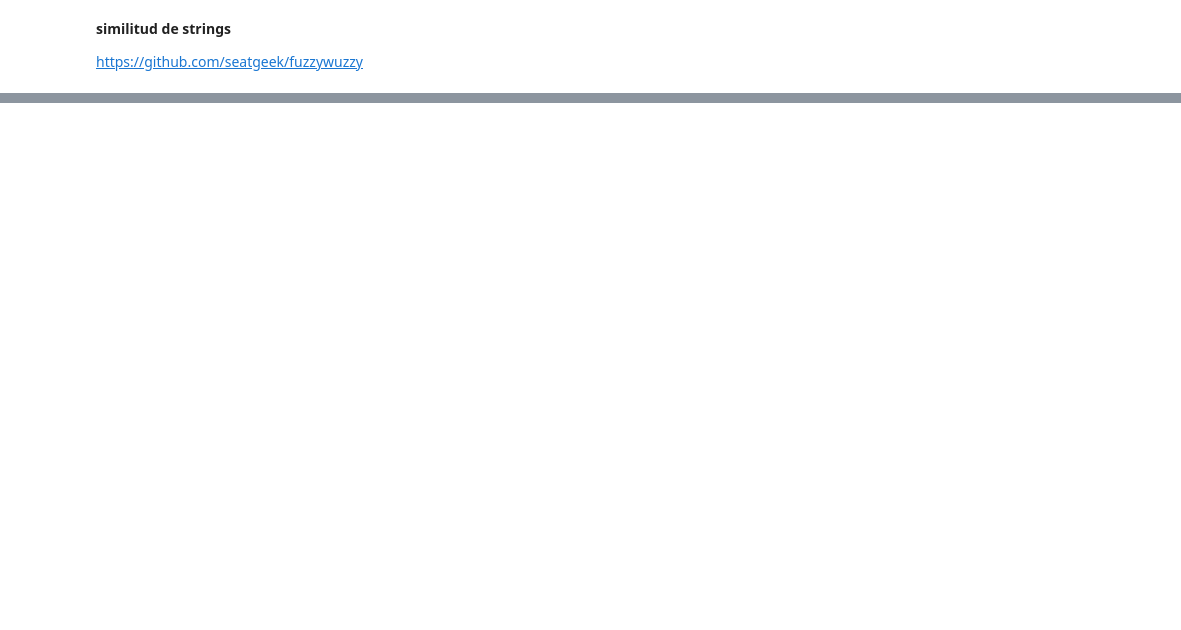
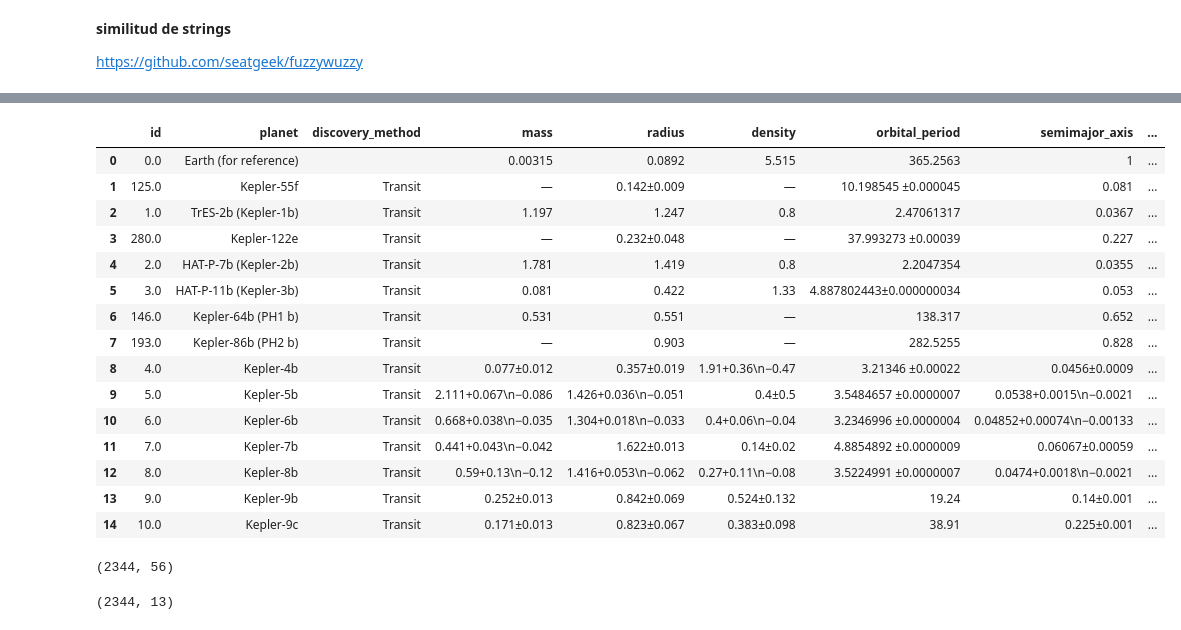
Before and after one commit to Ironhack-Data-Madrid-Abril-2021/Material_Clase, a Jupyter notebook: semana_3/4.2 - Proceso ETL.ipynb, the cells around one changed output, grey strips where cells are left out. Cells and saved outputs as stored; diff of their text form; code cells hidden in the pictures; blank space fills up the shorter version.

Commit message:
proceso etl

```diff
--- a/semana_3/4.2 - Proceso ETL.ipynb
+++ b/semana_3/4.2 - Proceso ETL.ipynb
@@ -83,0 +405,16 @@ https://en.wikipedia.org/wiki/List_of_exoplanets_discovered_using_the_Kepler_spa
+# %%
+def cambiar_tipo(df):
+
+    for c in df.columns:
+        try:
+            df[c]=df[c].astype(float)
+        except:
+            continue
+
+    return df
+# %%
+df_kepler=cambiar_tipo(df_kepler)
+
+df_exo=cambiar_tipo(df_exo)
+
+df_wiki=cambiar_tipo(df_wiki)
@@ -83,0 +430,4 @@ https://en.wikipedia.org/wiki/List_of_exoplanets_discovered_using_the_Kepler_spa
+# %%
+kepler_grupo=df_kepler.groupby('kepler_name').mean().reset_index().drop('id', axis=1)
+
+kepler_grupo.head()
@@ -87,0 +468,5 @@ https://github.com/seatgeek/fuzzywuzzy
+# %%
+df_wiki[['match', 'similitud']]=df_wiki.planet.apply(lambda x: process.extractOne(x,
+                                                                                 df_kepler.kepler_name.unique(),
+                                                                                 scorer=fuzz.token_set_ratio))\
+                                                                                .apply(pd.Series)
@@ -87,0 +482,29 @@ https://github.com/seatgeek/fuzzywuzzy
+# %%
+fusionado=pd.merge(df_wiki, kepler_grupo, left_on='match', right_on='kepler_name')
+
+fusionado.head(15)
+# %% [output]
+|  | id | planet | discovery_method | mass | radius | density | orbital_period | semimajor_axis | ... |
+| 0 | 0.0 | Earth (for reference) |  | 0.00315 | 0.0892 | 5.515 | 365.2563 | 1 | ... |
+| 1 | 125.0 | Kepler-55f | Transit | — | 0.142±0.009 | — | 10.198545 ±0.000045 | 0.081 | ... |
+| 2 | 1.0 | TrES-2b (Kepler-1b) | Transit | 1.197 | 1.247 | 0.8 | 2.47061317 | 0.0367 | ... |
+| 3 | 280.0 | Kepler-122e | Transit | — | 0.232±0.048 | — | 37.993273 ±0.00039 | 0.227 | ... |
+| 4 | 2.0 | HAT-P-7b (Kepler-2b) | Transit | 1.781 | 1.419 | 0.8 | 2.2047354 | 0.0355 | ... |
+| 5 | 3.0 | HAT-P-11b (Kepler-3b) | Transit | 0.081 | 0.422 | 1.33 | 4.887802443±0.000000034 | 0.053 | ... |
+| 6 | 146.0 | Kepler-64b (PH1 b) | Transit | 0.531 | 0.551 | — | 138.317 | 0.652 | ... |
+| 7 | 193.0 | Kepler-86b (PH2 b) | Transit | — | 0.903 | — | 282.5255 | 0.828 | ... |
+| 8 | 4.0 | Kepler-4b | Transit | 0.077±0.012 | 0.357±0.019 | 1.91+0.36\n−0.47 | 3.21346 ±0.00022 | 0.0456±0.0009 | ... |
+| 9 | 5.0 | Kepler-5b | Transit | 2.111+0.067\n−0.086 | 1.426+0.036\n−0.051 | 0.4±0.5 | 3.5484657 ±0.0000007 | 0.0538+0.0015\n−0.0021 | ... |
+| 10 | 6.0 | Kepler-6b | Transit | 0.668+0.038\n−0.035 | 1.304+0.018\n−0.033 | 0.4+0.06\n−0.04 | 3.2346996 ±0.0000004 | 0.04852+0.00074\n−0.00133 | ... |
+| 11 | 7.0 | Kepler-7b | Transit | 0.441+0.043\n−0.042 | 1.622±0.013 | 0.14±0.02 | 4.8854892 ±0.0000009 | 0.06067±0.00059 | ... |
+| 12 | 8.0 | Kepler-8b | Transit | 0.59+0.13\n−0.12 | 1.416+0.053\n−0.062 | 0.27+0.11\n−0.08 | 3.5224991 ±0.0000007 | 0.0474+0.0018\n−0.0021 | ... |
+| 13 | 9.0 | Kepler-9b | Transit | 0.252±0.013 | 0.842±0.069 | 0.524±0.132 | 19.24 | 0.14±0.001 | ... |
+| 14 | 10.0 | Kepler-9c | Transit | 0.171±0.013 | 0.823±0.067 | 0.383±0.098 | 38.91 | 0.225±0.001 | ... |
+# %%
+fusionado.shape
+# %% [output]
+(2344, 56)
+# %%
+df_wiki.shape
+# %% [output]
+(2344, 13)
```
Also changed, not shown: parts of 42 cells of this notebook.
